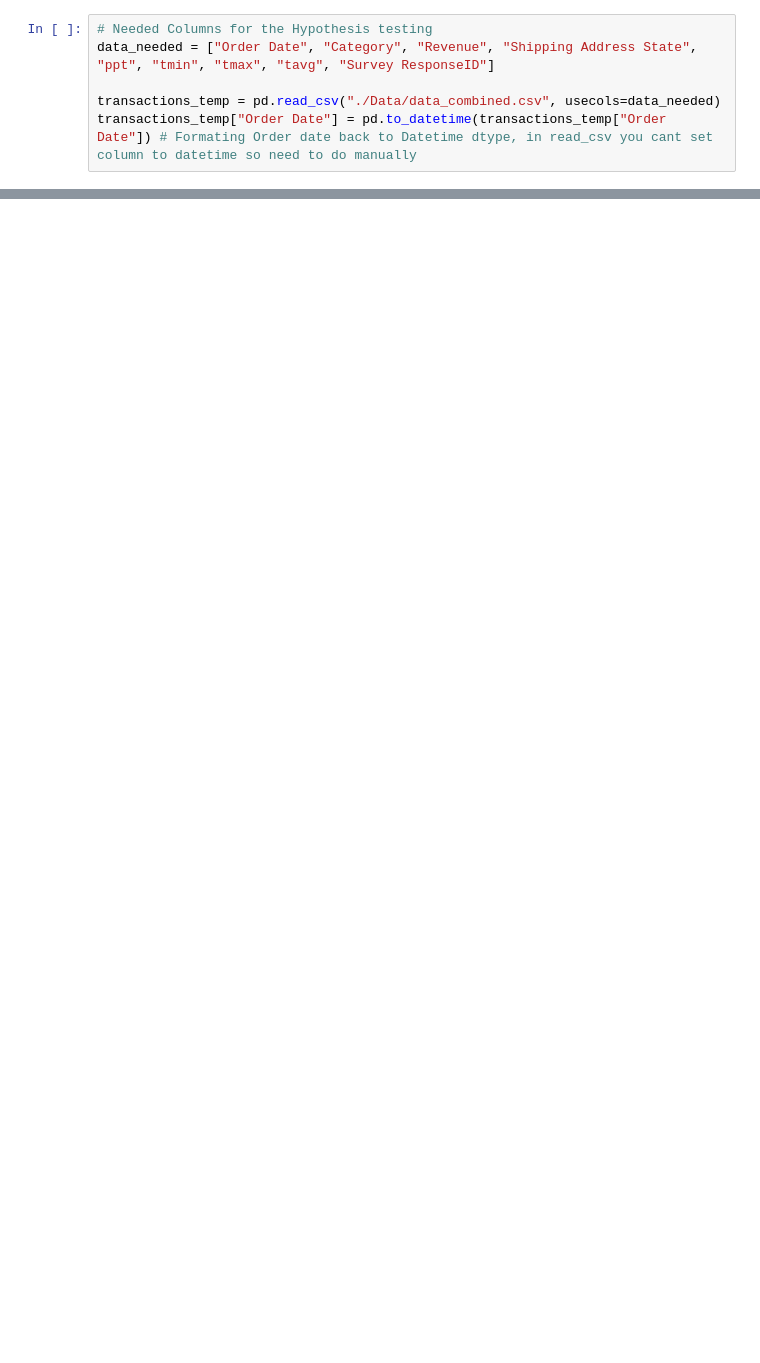
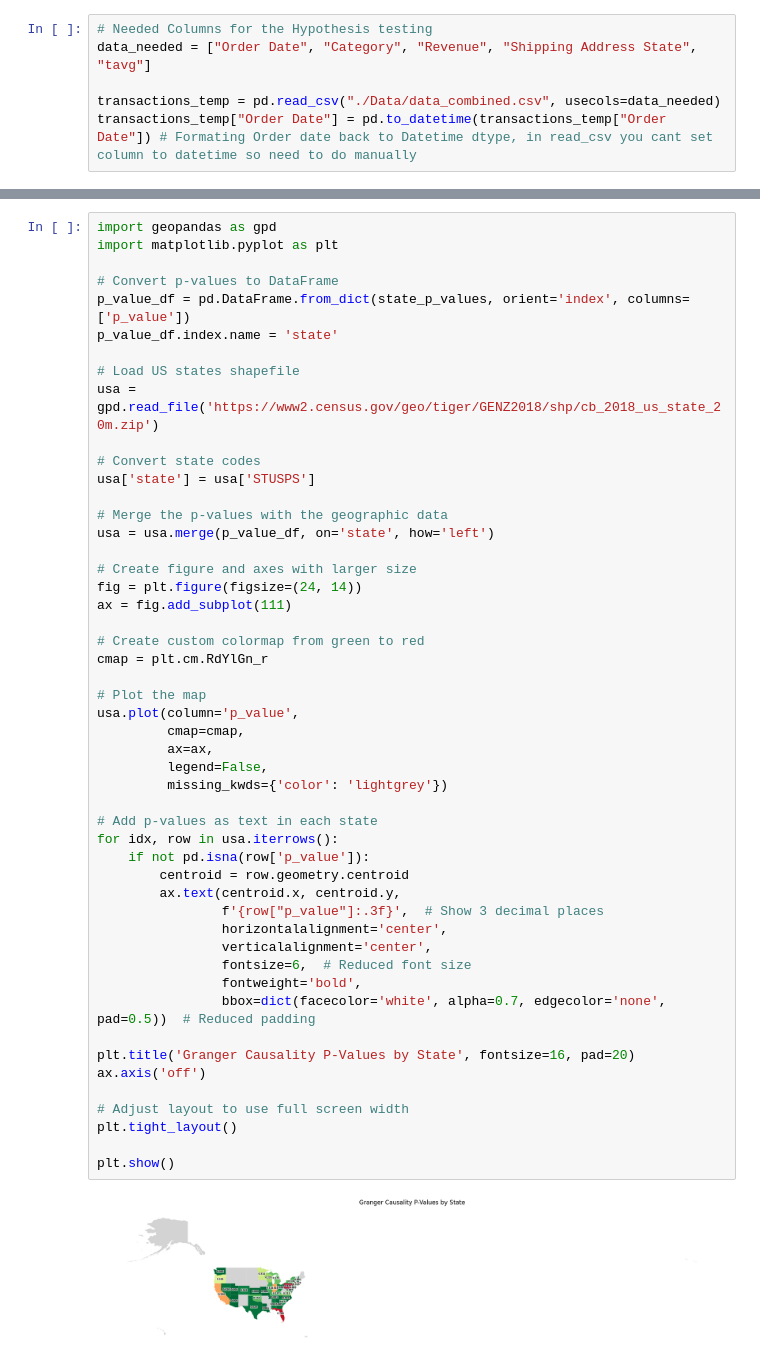
Before and after one commit to MoritzBaldauf/Bachelor_Thesis_Code, a Jupyter notebook: Granger_test.ipynb, the cells around one changed output, grey strips where cells are left out. Drawn from its saved outputs; the diff is of its cells as text; blank space fills up the shorter version.

```diff
--- a/Granger_test.ipynb
+++ b/Granger_test.ipynb
@@ -3,6 +6,6 @@ import pandas as pd
 # %%
 # Needed Columns for the Hypothesis testing
-data_needed = ["Order Date", "Category", "Revenue", "Shipping Address State", "ppt", "tmin", "tmax", "tavg", "Survey ResponseID"]
+data_needed = ["Order Date", "Category", "Revenue", "Shipping Address State", "tavg"]
 
 transactions_temp = pd.read_csv("./Data/data_combined.csv", usecols=data_needed)
 transactions_temp["Order Date"] = pd.to_datetime(transactions_temp["Order Date"]) # Formating Order date back to Datetime dtype, in read_csv you cant set column to datetime so need to do manually
@@ -26,0 +170,52 @@ df_granger_groceries_filtered = df_granger_groceries.iloc[12*30:, ].copy()
+# %%
+import geopandas as gpd
+import matplotlib.pyplot as plt
+
+# Convert p-values to DataFrame
+p_value_df = pd.DataFrame.from_dict(state_p_values, orient='index', columns=['p_value'])
+p_value_df.index.name = 'state'
+
+# Load US states shapefile
+usa = gpd.read_file('https://www2.census.gov/geo/tiger/GENZ2018/shp/cb_2018_us_state_20m.zip')
+
+# Convert state codes
+usa['state'] = usa['STUSPS']
+
+# Merge the p-values with the geographic data
+usa = usa.merge(p_value_df, on='state', how='left')
+
+# Create figure and axes with larger size
+fig = plt.figure(figsize=(24, 14))
+ax = fig.add_subplot(111)
+
+# Create custom colormap from green to red
+cmap = plt.cm.RdYlGn_r
+
+# Plot the map
+usa.plot(column='p_value',
+         cmap=cmap,
+         ax=ax,
+         legend=False,
+         missing_kwds={'color': 'lightgrey'})
+
+# Add p-values as text in each state
+for idx, row in usa.iterrows():
+    if not pd.isna(row['p_value']):
+        centroid = row.geometry.centroid
+        ax.text(centroid.x, centroid.y,
+                f'{row["p_value"]:.3f}',  # Show 3 decimal places
+                horizontalalignment='center',
+                verticalalignment='center',
+                fontsize=6,  # Reduced font size
+                fontweight='bold',
+                bbox=dict(facecolor='white', alpha=0.7, edgecolor='none', pad=0.5))  # Reduced padding
+
+plt.title('Granger Causality P-Values by State', fontsize=16, pad=20)
+ax.axis('off')
+
+# Adjust layout to use full screen width
+plt.tight_layout()
+
+plt.show()
+# %% [output]
+[figure, added]
```
Also changed, not shown: parts of 14 cells of this notebook.
